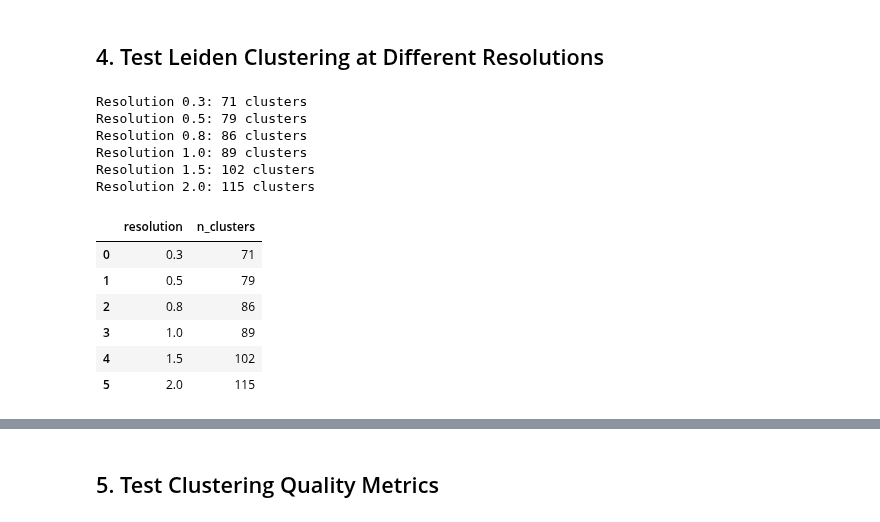
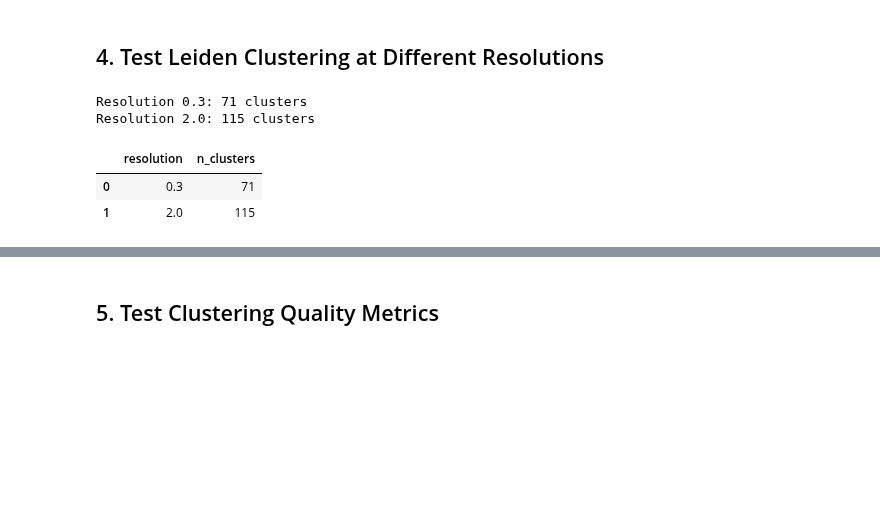
Before and after one commit to Mhaidar117/rl_sc_cluster, a Jupyter notebook: notebooks/test_state_and_metrics.ipynb, the cells around one changed output, grey strips where cells are left out. Drawn from its saved outputs; the diff is of its cells as text; code cells hidden in the pictures; blank space fills up the shorter version.

```diff
--- a/notebooks/test_state_and_metrics.ipynb
+++ b/notebooks/test_state_and_metrics.ipynb
@@ -226,31 +264,23 @@ UMAP already computed
 ## 4. Test Leiden Clustering at Different Resolutions
 # %%
 # Test different resolutions
-resolutions = [0.3, 0.5, 0.8, 1.0, 1.5, 2.0]
+resolutions = [0.3, 2.0]
 results = []
 
 for res in resolutions:
     sc.tl.leiden(adata, resolution=res, key_added=f'leiden_{res}', flavor='igraph', n_iterations=2, directed=False)
     n_clusters = len(adata.obs[f'leiden_{res}'].unique())
     print(f"Resolution {res}: {n_clusters} clusters")
     results.append({'resolution': res, 'n_clusters': n_clusters})
 
 results_df = pd.DataFrame(results)
 results_df
 # %% [output]
 Resolution 0.3: 71 clusters
-Resolution 0.5: 79 clusters
-Resolution 0.8: 86 clusters
-Resolution 1.0: 89 clusters
-Resolution 1.5: 102 clusters
 Resolution 2.0: 115 clusters
 |  | resolution | n_clusters |
 | 0 | 0.3 | 71 |
-| 1 | 0.5 | 79 |
-| 2 | 0.8 | 86 |
-| 3 | 1.0 | 89 |
-| 4 | 1.5 | 102 |
-| 5 | 2.0 | 115 |
+| 1 | 2.0 | 115 |
 # %%
 # Visualize clustering at different resolutions
 fig, axes = plt.subplots(2, 3, figsize=(15, 10))
```
Also changed, not shown: parts of 20 cells of this notebook, 1 other file.
